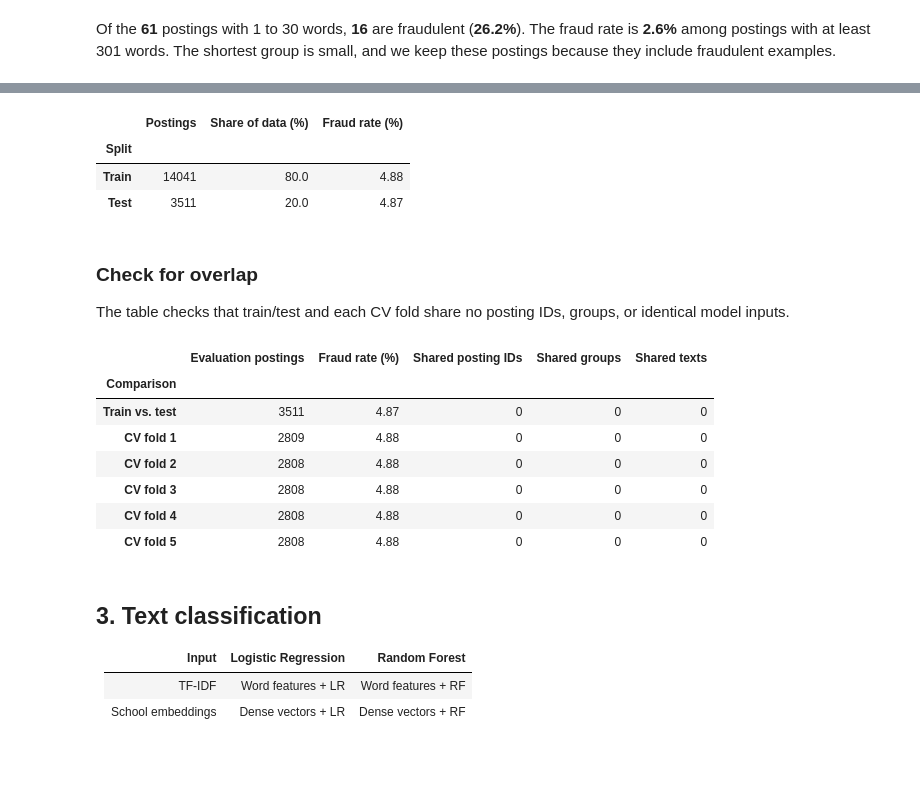
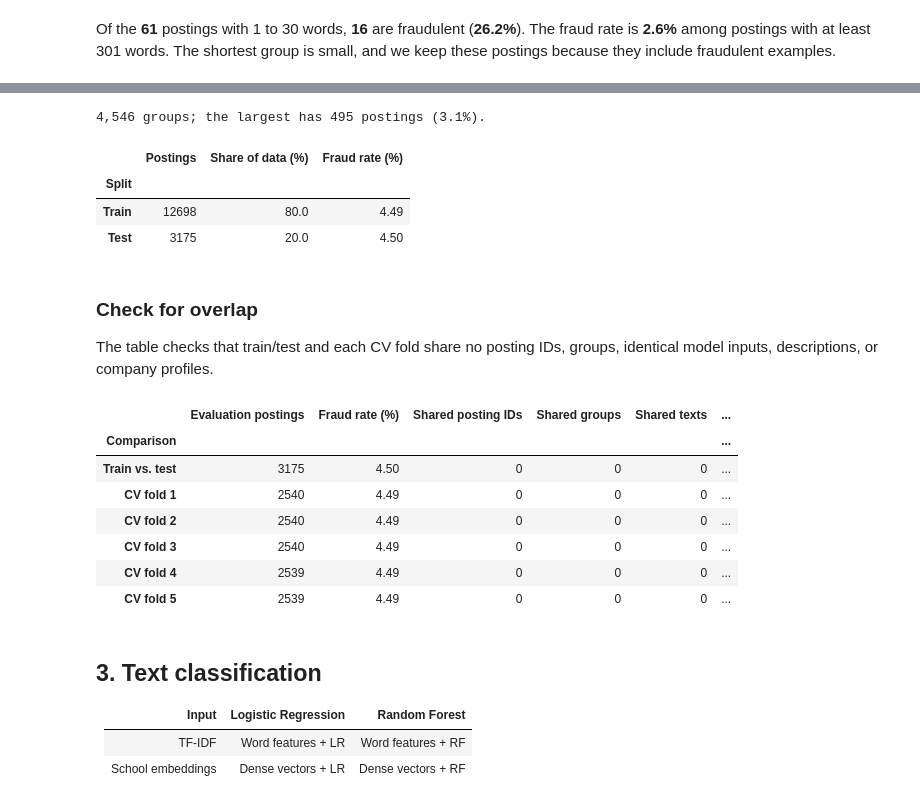
Before and after one commit to noamorii/4IZ582-fraudulent-job-detection, a Jupyter notebook: project.ipynb, the cells around one changed output, grey strips where cells are left out. Saved outputs shown, nothing was run; the diff lists cells and outputs as text; code cells hidden in the pictures; blank space fills up the shorter version.

Commit message:
Update notebook results
- Rerun all notebook cells and update the text to match the new outputs.
- Refresh the saved test metrics and plots in data/.

```diff
--- a/project.ipynb
+++ b/project.ipynb
@@ -473,16 +475,41 @@ We group postings by cleaned description, using the full text if the description
 # %%
+import numpy as np
+from scipy.sparse import coo_matrix
+from scipy.sparse.csgraph import connected_components
 from sklearn.model_selection import StratifiedGroupKFold
 
 RANDOM_STATE = 42
 N_SPLITS = 5
 
 
+def letters_only(values):
+    # Punctuation, digits and spacing differences do not separate copies.
+    return values.str.casefold().str.replace(r"[^a-z]", "", regex=True)
+
+
 grouped_jobs = deduplicated_jobs.reset_index(drop=True)
-description_key = grouped_jobs["description"].map(clean_html_text).map(normalize_contacts)
-description_key = description_key.str.casefold()
-text_key = grouped_jobs["text"].str.casefold()
-group_key = description_key.mask(description_key.eq(""), text_key)
-grouped_jobs["group_id"] = pd.factorize(group_key)[0]
+description_key = letters_only(grouped_jobs["description"].map(clean_html_text).map(normalize_contacts))
+grouped_jobs["description_key"] = description_key.mask(
+    description_key.eq(""), "text:" + letters_only(grouped_jobs["text"])
+)
+grouped_jobs["profile_key"] = letters_only(grouped_jobs["company_profile"].map(clean_html_text))
+
+# A graph with one node per posting and one per key; postings connected through any shared key form one group.
+keys = pd.concat([
+    pd.DataFrame({"posting": grouped_jobs.index, "key": "description:" + grouped_jobs["description_key"]}),
+    pd.DataFrame({"posting": grouped_jobs.index, "key": "profile:" + grouped_jobs["profile_key"]})
+        .loc[grouped_jobs["profile_key"].ne("")],
+])
+key_ids = pd.factorize(keys["key"])[0]
+n_postings = len(grouped_jobs)
+n_nodes = n_postings + key_ids.max() + 1
+links = coo_matrix(
+    (np.ones(len(keys)), (keys["posting"].to_numpy(), n_postings + key_ids)), shape=(n_nodes, n_nodes)
+)
+_, components = connected_components(links, directed=False)
+grouped_jobs["group_id"] = pd.factorize(components[:n_postings])[0]
+group_sizes = grouped_jobs["group_id"].value_counts()
+print(f"{len(group_sizes):,} groups; the largest has {group_sizes.iloc[0]} postings ({group_sizes.iloc[0] / n_postings:.1%}).")
 
 splitter = StratifiedGroupKFold(n_splits=N_SPLITS, shuffle=True, random_state=RANDOM_STATE)
 train_indices, test_indices = next(splitter.split(
@@ -504,45 +531,48 @@ split_summary = pd.DataFrame([
 ]).set_index("Split").round(2)
 split_summary
 # %% [output]
+4,546 groups; the largest has 495 postings (3.1%).
 |  | Postings | Share of data (%) | Fraud rate (%) |
 | Split |  |  |  |
-| Train | 14041 | 80.0 | 4.88 |
-| Test | 3511 | 20.0 | 4.87 |
+| Train | 12698 | 80.0 | 4.49 |
+| Test | 3175 | 20.0 | 4.50 |
 # %% [markdown]
 ### Check for overlap
 
-The table checks that train/test and each CV fold share no posting IDs, groups, or identical model inputs.
+The table checks that train/test and each CV fold share no posting IDs, groups, identical model inputs, descriptions, or company profiles.
 # %%
 def check_split(name, fit_rows, evaluation_rows):
     return {
         "Comparison": name,
         "Evaluation postings": len(evaluation_rows),
         "Fraud rate (%)": 100 * evaluation_rows["fraudulent"].mean(),
         "Shared posting IDs": len(set(fit_rows["job_id"]) & set(evaluation_rows["job_id"])),
         "Shared groups": len(set(fit_rows["group_id"]) & set(evaluation_rows["group_id"])),
         "Shared texts": len(set(fit_rows["text"]) & set(evaluation_rows["text"])),
+        "Shared descriptions": len(set(fit_rows["description_key"]) & set(evaluation_rows["description_key"])),
+        "Shared company profiles": len(set(fit_rows["profile_key"]) & set(evaluation_rows["profile_key"]) - {""}),
     }
 
 
 split_checks = [check_split("Train vs. test", train_df, test_df)]
 for fold, (fit_indices, validation_indices) in enumerate(cv_splits, start=1):
     split_checks.append(check_split(
         f"CV fold {fold}", train_df.iloc[fit_indices], train_df.iloc[validation_indices]
     ))
 
 split_checks = pd.DataFrame(split_checks).set_index("Comparison").round(2)
-overlap_columns = ["Shared posting IDs", "Shared groups", "Shared texts"]
+overlap_columns = ["Shared posting IDs", "Shared groups", "Shared texts", "Shared descriptions", "Shared company profiles"]
 assert split_checks[overlap_columns].eq(0).all().all(), "Posting overlap found across splits"
 split_checks
 # %% [output]
-|  | Evaluation postings | Fraud rate (%) | Shared posting IDs | Shared groups | Shared texts |
-| Comparison |  |  |  |  |  |
-| Train vs. test | 3511 | 4.87 | 0 | 0 | 0 |
-| CV fold 1 | 2809 | 4.88 | 0 | 0 | 0 |
-| CV fold 2 | 2808 | 4.88 | 0 | 0 | 0 |
-| CV fold 3 | 2808 | 4.88 | 0 | 0 | 0 |
-| CV fold 4 | 2808 | 4.88 | 0 | 0 | 0 |
-| CV fold 5 | 2808 | 4.88 | 0 | 0 | 0 |
+|  | Evaluation postings | Fraud rate (%) | Shared posting IDs | Shared groups | Shared texts | ... |
+| Comparison |  |  |  |  |  | ... |
+| Train vs. test | 3175 | 4.50 | 0 | 0 | 0 | ... |
+| CV fold 1 | 2540 | 4.49 | 0 | 0 | 0 | ... |
+| CV fold 2 | 2540 | 4.49 | 0 | 0 | 0 | ... |
+| CV fold 3 | 2540 | 4.49 | 0 | 0 | 0 | ... |
+| CV fold 4 | 2539 | 4.49 | 0 | 0 | 0 | ... |
+| CV fold 5 | 2539 | 4.49 | 0 | 0 | 0 | ... |
 # %% [markdown]
 ## 3. Text classification
 
```
Also changed, not shown: parts of 12 cells of this notebook, 6 other files.
